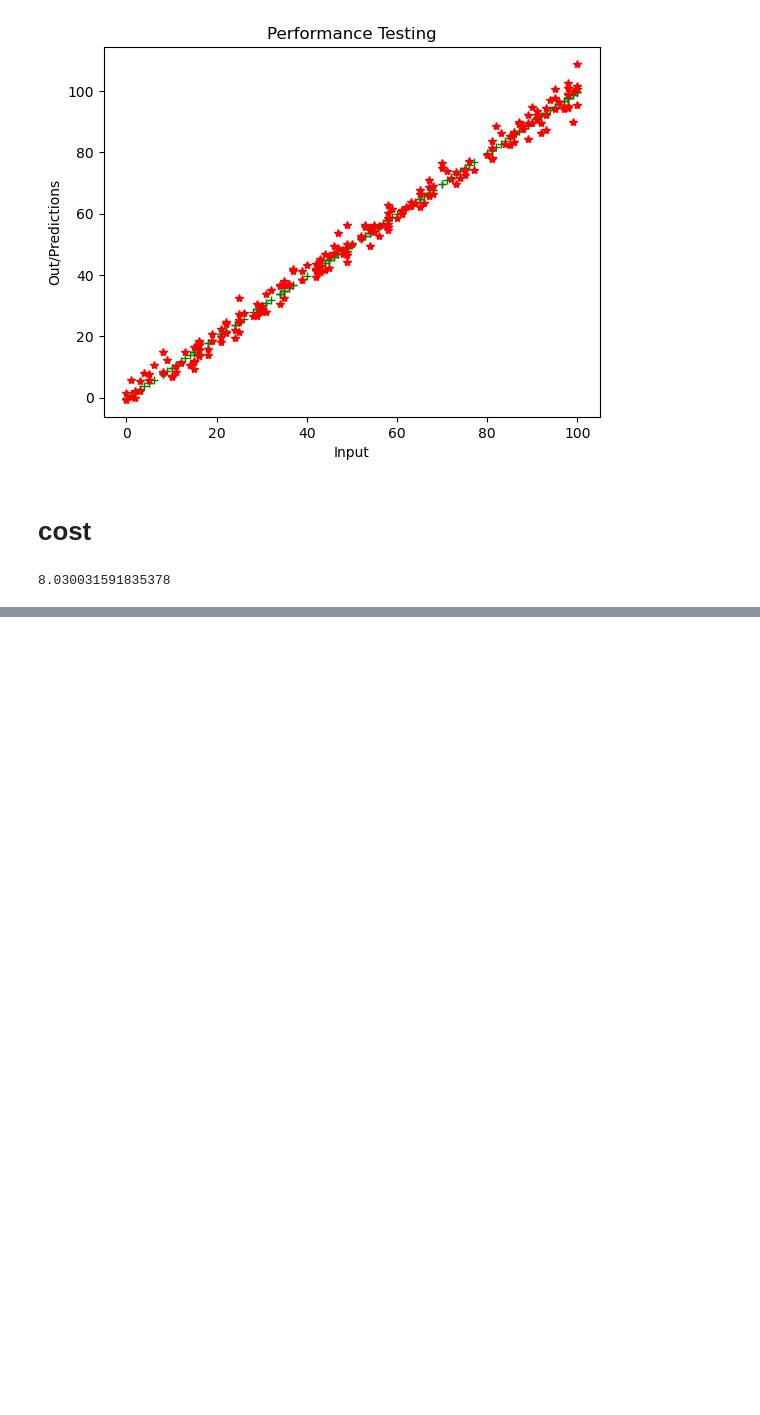
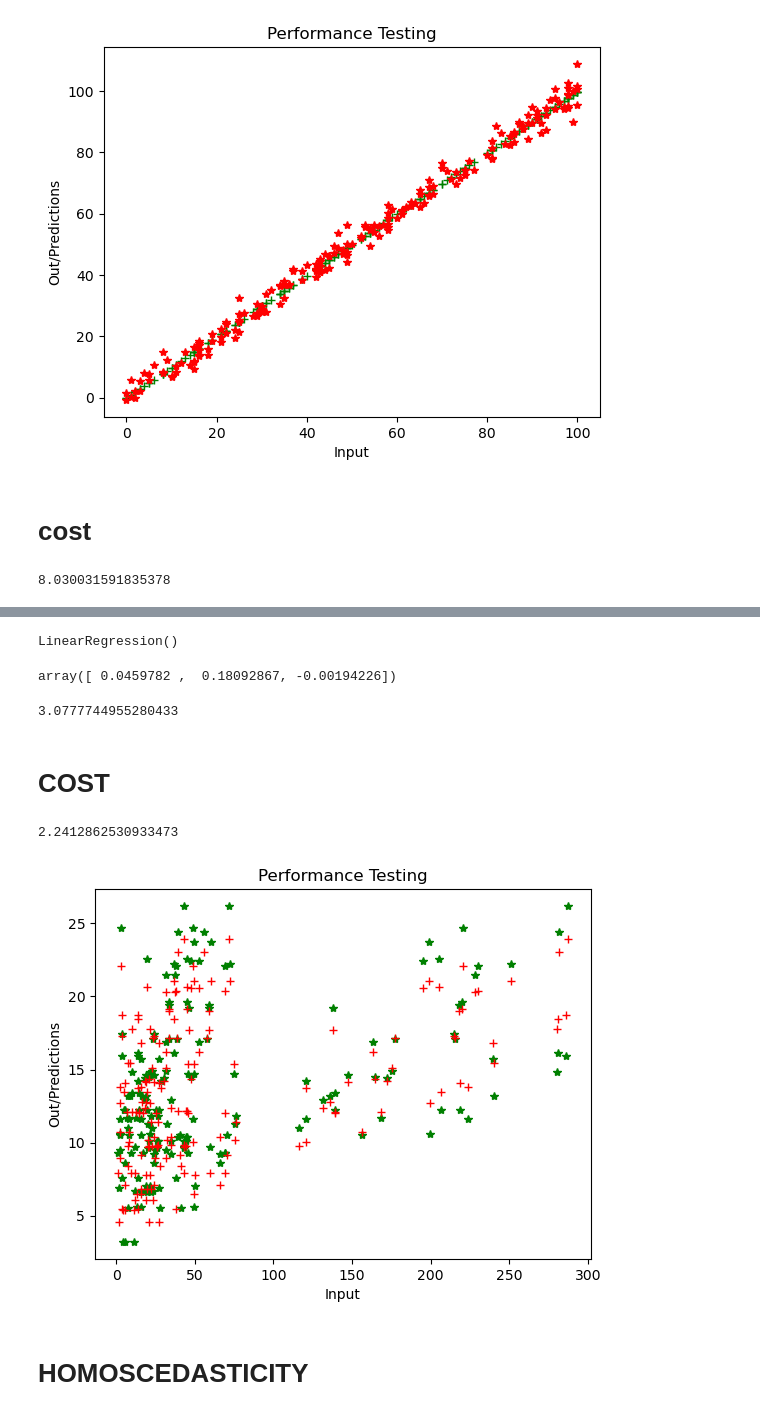
Before and after one commit to YuvrajSingh097/Linear-Regression, a Jupyter notebook: Linear Regression.ipynb, the cells around one changed output, grey strips where cells are left out. Drawn from its saved outputs; the diff is of its cells as text; code cells hidden in the pictures; blank space fills up the shorter version.

```diff
--- a/Linear Regression.ipynb
+++ b/Linear Regression.ipynb
@@ -248,0 +302,2 @@ cost
+# %%
+y=data.loc[:, output_col]
@@ -248,0 +319,3 @@ cost
+# %%
+from sklearn.model_selection import train_test_split
+x_train, x_test, y_train, y_test= train_test_split(x,y, test_size=0.30, random_state=43)
@@ -248,0 +330,34 @@ cost
+# %%
+lr = LinearRegression()
+lr.fit(x_train, y_train)
+# %% [output]
+LinearRegression()
+# %%
+lr.coef_
+# %% [output]
+array([ 0.0459782 ,  0.18092867, -0.00194226])
+# %%
+lr.intercept_
+# %% [output]
+3.0777744955280433
+# %%
+pred_value=lr.predict(x_test)
+# %% [markdown]
+# COST
+# %%
+from sklearn.metrics import mean_squared_error
+cost=mean_squared_error(y_test,pred_value)
+cost
+# %% [output]
+2.2412862530933473
+# %%
+plt.plot(x_test,y_test,"*",color="green")
+plt.plot(x_test,pred_value,"+",color="red")
+plt.title("Performance Testing")
+plt.xlabel("Input")
+plt.ylabel("Out/Predictions")
+plt.show()
+# %% [output]
+[figure, added]
+# %% [markdown]
+# HOMOSCEDASTICITY
```
Also changed, not shown: parts of 33 cells of this notebook, 1 other file.
